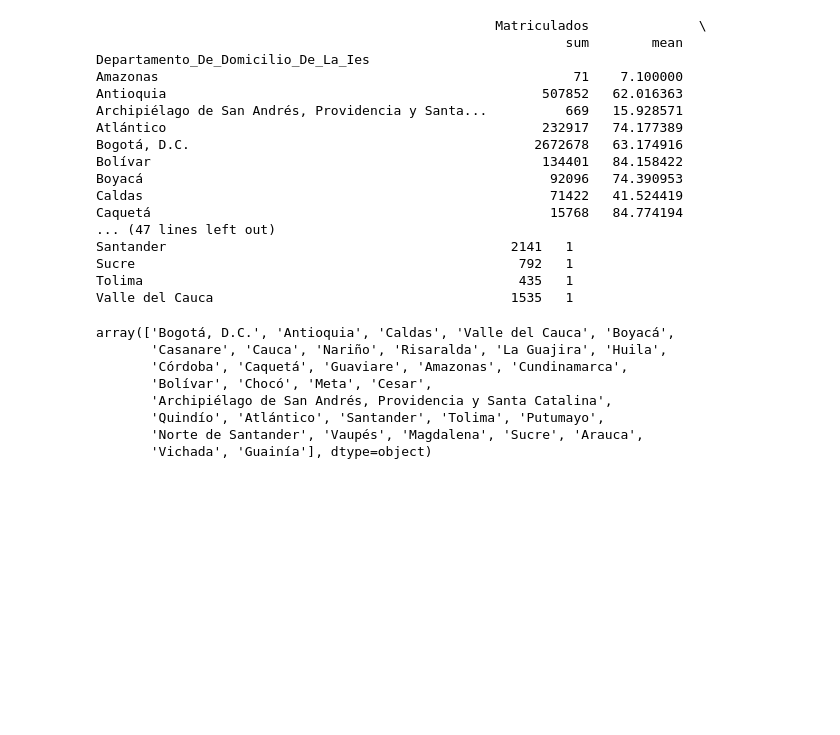
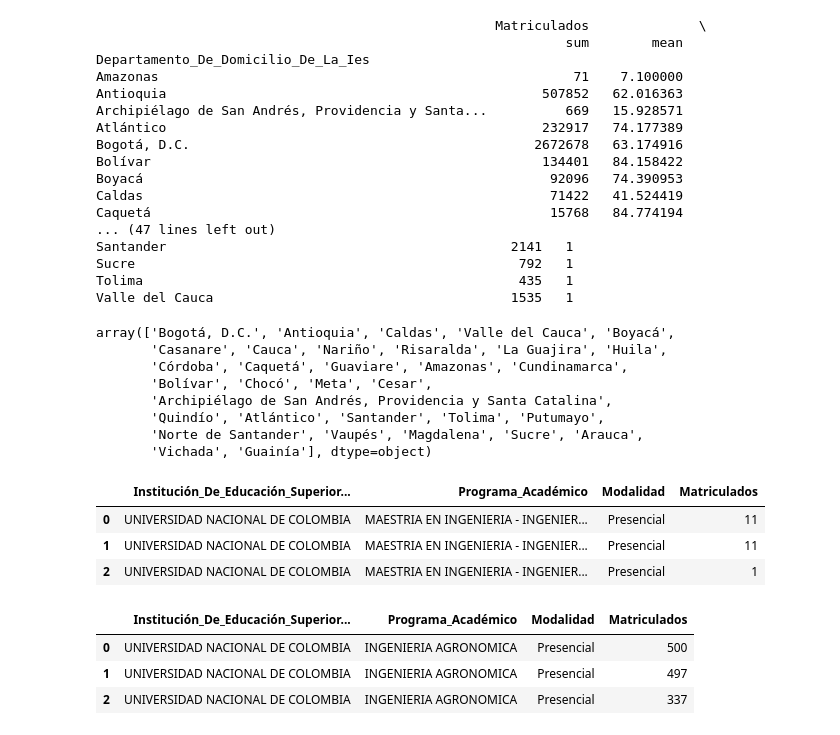
Before and after one commit to jhoanmoreno-94/Matriculas_2024, a Jupyter notebook: prueba_matri.ipynb, the cells around one changed output. Drawn from its saved outputs; the diff is of its cells as text; code cells hidden in the pictures; blank space fills up the shorter version.

```diff
--- a/prueba_matri.ipynb
+++ b/prueba_matri.ipynb
@@ -300,3 +300,21 @@ uni_depar_ant.to_csv('uni_depar_ant.csv', index=False)
 # %%
 uni_depar_dc = df.loc[df['Departamento_De_Oferta_Del_Programa']== 'Bogotá, D.C.', ['Institución_De_Educación_Superior_(Ies)','Programa_Académico','Modalidad','Matriculados']]
 uni_depar_dc.to_csv('uni_depar_dc.csv', index=False)
+# %%
+unis_ant = 'https://github.com/jhoanmoreno-94/Matriculas_2024/raw/refs/heads/main/uni_depar_ant.csv'
+df_uni_ant = pd.read_csv(unis_ant)
+df_uni_ant.head(3)
+# %% [output]
+|  | Institución_De_Educación_Superior... | Programa_Académico | Modalidad | Matriculados |
+| 0 | UNIVERSIDAD NACIONAL DE COLOMBIA | MAESTRIA EN INGENIERIA - INGENIER... | Presencial | 11 |
+| 1 | UNIVERSIDAD NACIONAL DE COLOMBIA | MAESTRIA EN INGENIERIA - INGENIER... | Presencial | 11 |
+| 2 | UNIVERSIDAD NACIONAL DE COLOMBIA | MAESTRIA EN INGENIERIA - INGENIER... | Presencial | 1 |
+# %%
+unis_dc = 'https://github.com/jhoanmoreno-94/Matriculas_2024/raw/refs/heads/main/uni_depar_dc.csv'
+df_uni_dc = pd.read_csv(unis_dc)
+df_uni_dc.head(3)
+# %% [output]
+|  | Institución_De_Educación_Superior... | Programa_Académico | Modalidad | Matriculados |
+| 0 | UNIVERSIDAD NACIONAL DE COLOMBIA | INGENIERIA AGRONOMICA | Presencial | 500 |
+| 1 | UNIVERSIDAD NACIONAL DE COLOMBIA | INGENIERIA AGRONOMICA | Presencial | 497 |
+| 2 | UNIVERSIDAD NACIONAL DE COLOMBIA | INGENIERIA AGRONOMICA | Presencial | 337 |
```
Also changed, not shown: parts of 1 cell of this notebook.
